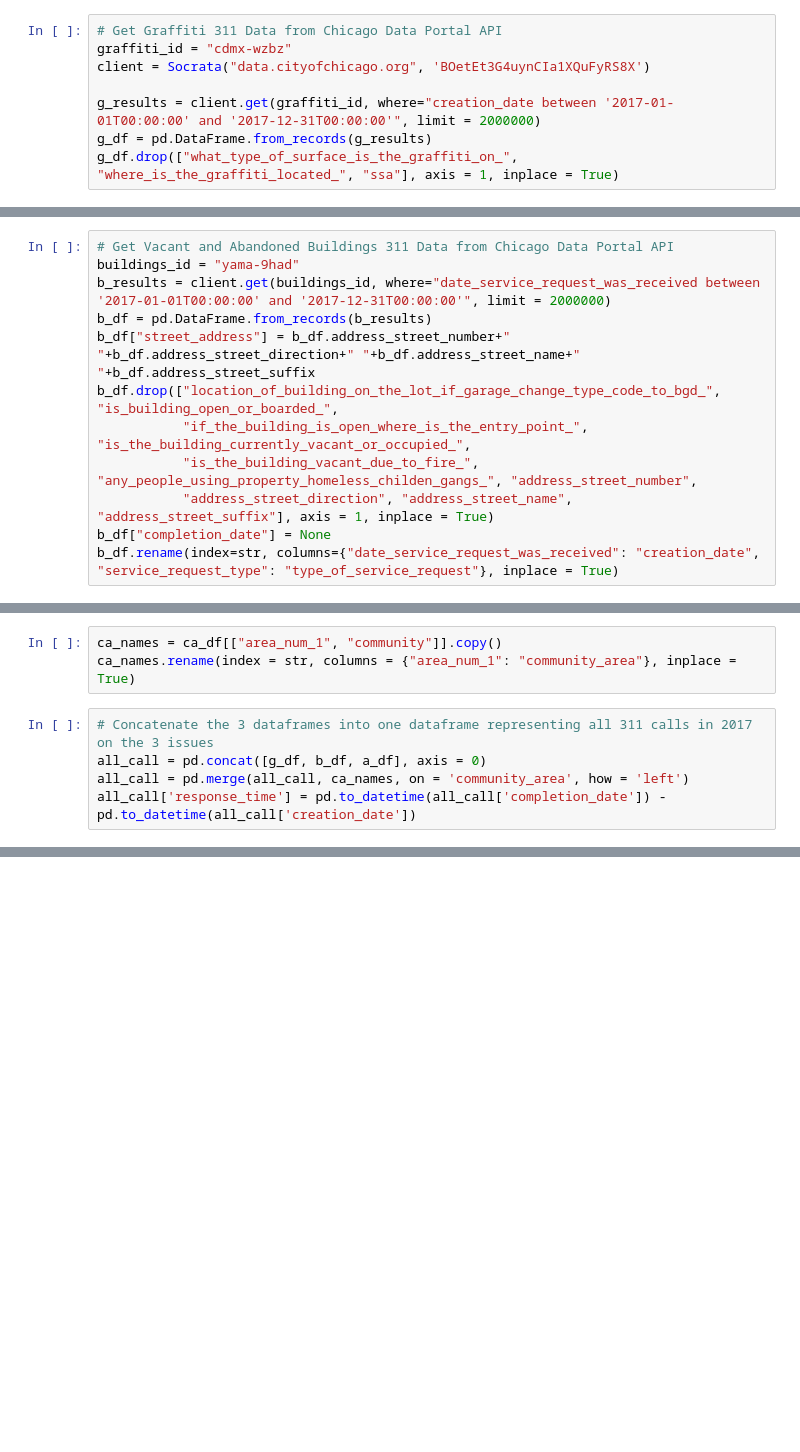
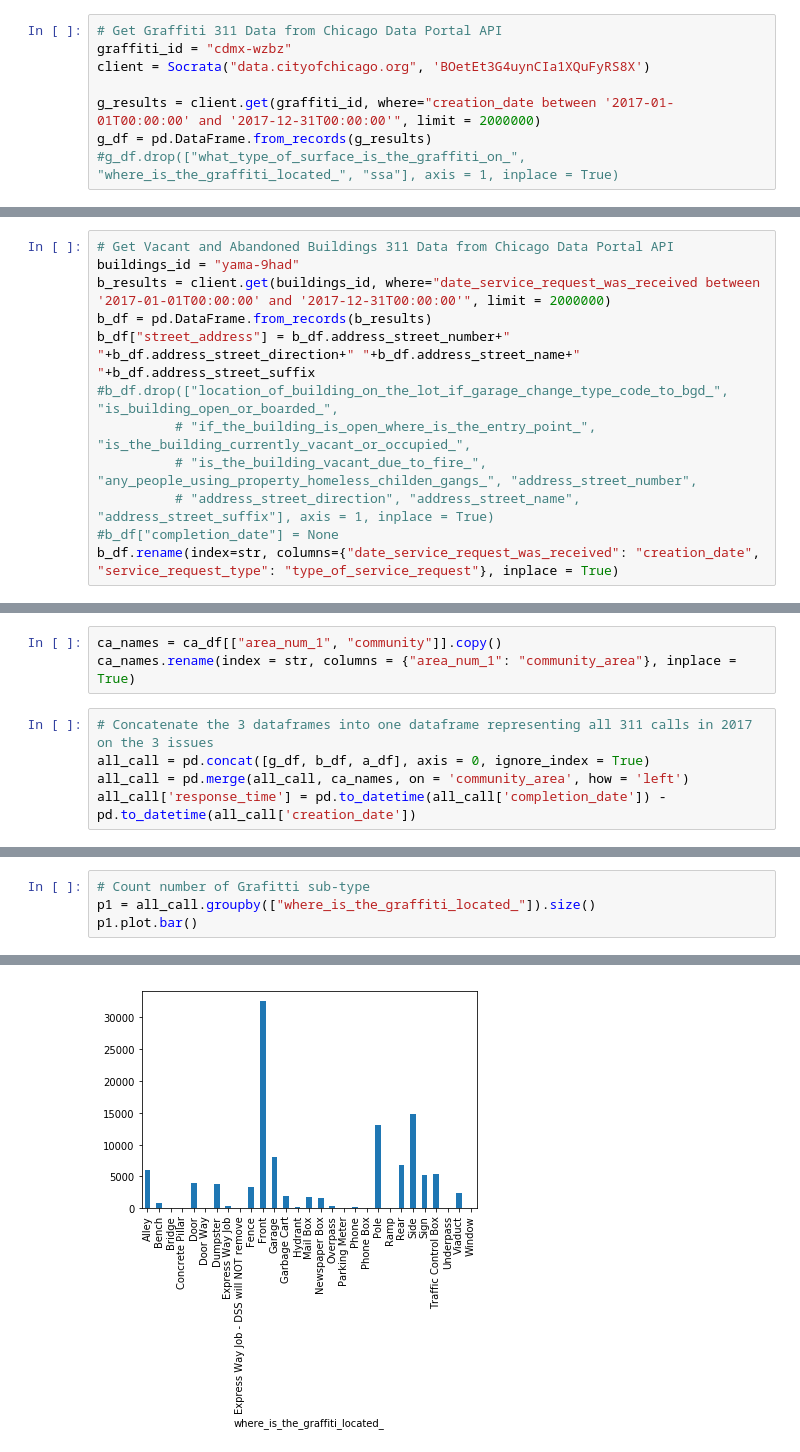
Before and after one commit to alenastern/Machine_Learning_Public_Policy, a Jupyter notebook: Assignment1_Stern.ipynb, the cells around one changed output, grey strips where cells are left out. Drawn from its saved outputs; the diff is of its cells as text; blank space fills up the shorter version.

```diff
--- a/Assignment1_Stern.ipynb
+++ b/Assignment1_Stern.ipynb
@@ -12,4 +12,4 @@ client = Socrata("data.cityofchicago.org", 'BOetEt3G4uynCIa1XQuFyRS8X')
 
 g_results = client.get(graffiti_id, where="creation_date between '2017-01-01T00:00:00' and '2017-12-31T00:00:00'", limit = 2000000)
 g_df = pd.DataFrame.from_records(g_results)
-g_df.drop(["what_type_of_surface_is_the_graffiti_on_", "where_is_the_graffiti_located_", "ssa"], axis = 1, inplace = True)
+#g_df.drop(["what_type_of_surface_is_the_graffiti_on_", "where_is_the_graffiti_located_", "ssa"], axis = 1, inplace = True)
@@ -23,11 +19,11 @@ buildings_id = "yama-9had"
 b_results = client.get(buildings_id, where="date_service_request_was_received between '2017-01-01T00:00:00' and '2017-12-31T00:00:00'", limit = 2000000)
 b_df = pd.DataFrame.from_records(b_results)
 b_df["street_address"] = b_df.address_street_number+" "+b_df.address_street_direction+" "+b_df.address_street_name+" "+b_df.address_street_suffix
-b_df.drop(["location_of_building_on_the_lot_if_garage_change_type_code_to_bgd_", "is_building_open_or_boarded_",
-           "if_the_building_is_open_where_is_the_entry_point_", "is_the_building_currently_vacant_or_occupied_",
-           "is_the_building_vacant_due_to_fire_", "any_people_using_property_homeless_childen_gangs_", "address_street_number",
-           "address_street_direction", "address_street_name", "address_street_suffix"], axis = 1, inplace = True)
-b_df["completion_date"] = None
+#b_df.drop(["location_of_building_on_the_lot_if_garage_change_type_code_to_bgd_", "is_building_open_or_boarded_",
+          # "if_the_building_is_open_where_is_the_entry_point_", "is_the_building_currently_vacant_or_occupied_",
+          # "is_the_building_vacant_due_to_fire_", "any_people_using_property_homeless_childen_gangs_", "address_street_number",
+          # "address_street_direction", "address_street_name", "address_street_suffix"], axis = 1, inplace = True)
+#b_df["completion_date"] = None
 b_df.rename(index=str, columns={"date_service_request_was_received": "creation_date", "service_request_type": "type_of_service_request"}, inplace = True)
 # %%
 # Get Alley Lights Out 311 Data from Chicago Data Portal API
@@ -43,7 +39,7 @@ ca_names = ca_df[["area_num_1", "community"]].copy()
 ca_names.rename(index = str, columns = {"area_num_1": "community_area"}, inplace = True)
 # %%
 # Concatenate the 3 dataframes into one dataframe representing all 311 calls in 2017 on the 3 issues
-all_call = pd.concat([g_df, b_df, a_df], axis = 0)
+all_call = pd.concat([g_df, b_df, a_df], axis = 0, ignore_index = True)
 all_call = pd.merge(all_call, ca_names, on = 'community_area', how = 'left')
 all_call['response_time'] = pd.to_datetime(all_call['completion_date']) - pd.to_datetime(all_call['creation_date'])
 # %%
@@ -72,0 +55,5 @@ dtype: int64
+# %%
+# Count number of Grafitti sub-type
+p1 = all_call.groupby(["where_is_the_graffiti_located_"]).size()
+p1.plot.bar()
+# %% [output]
@@ -72,0 +61 @@ dtype: int64
+[figure, added]
```
Also changed, not shown: parts of 15 cells of this notebook.
